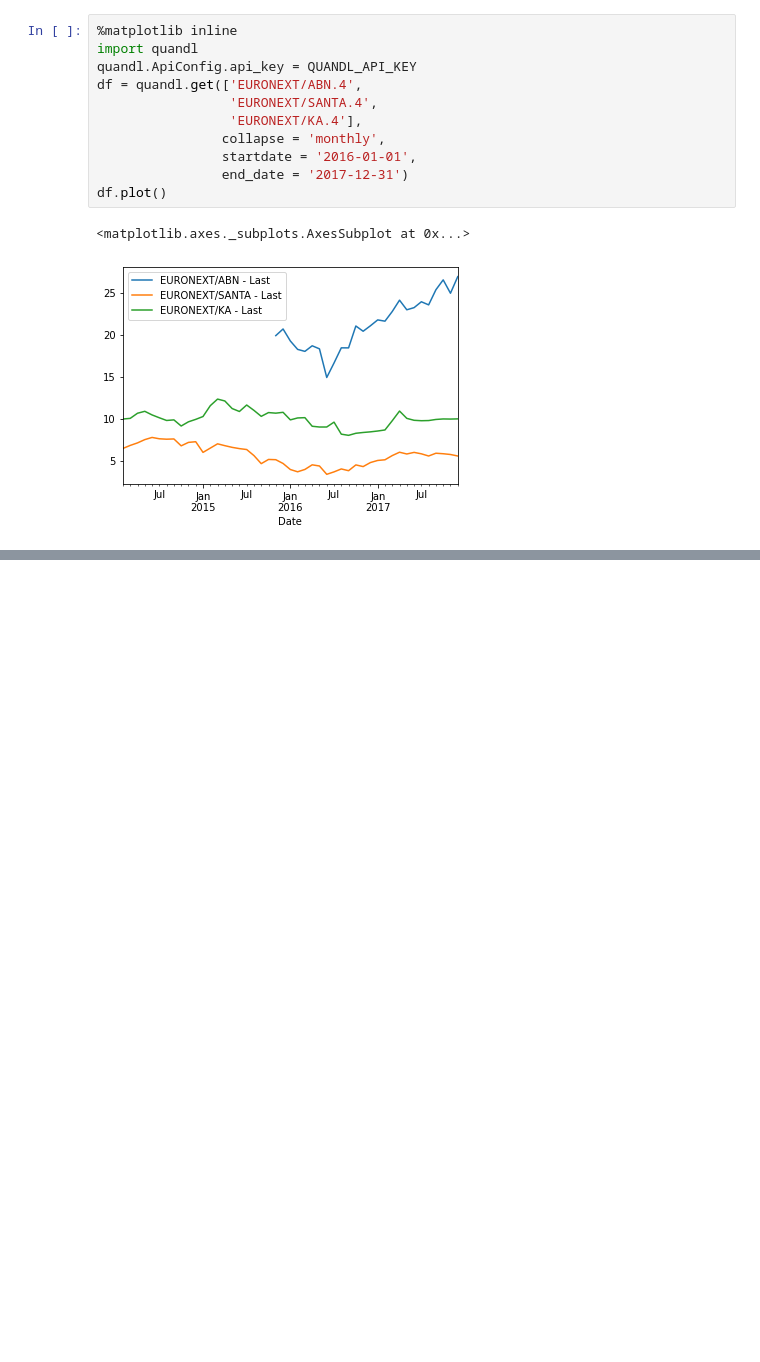
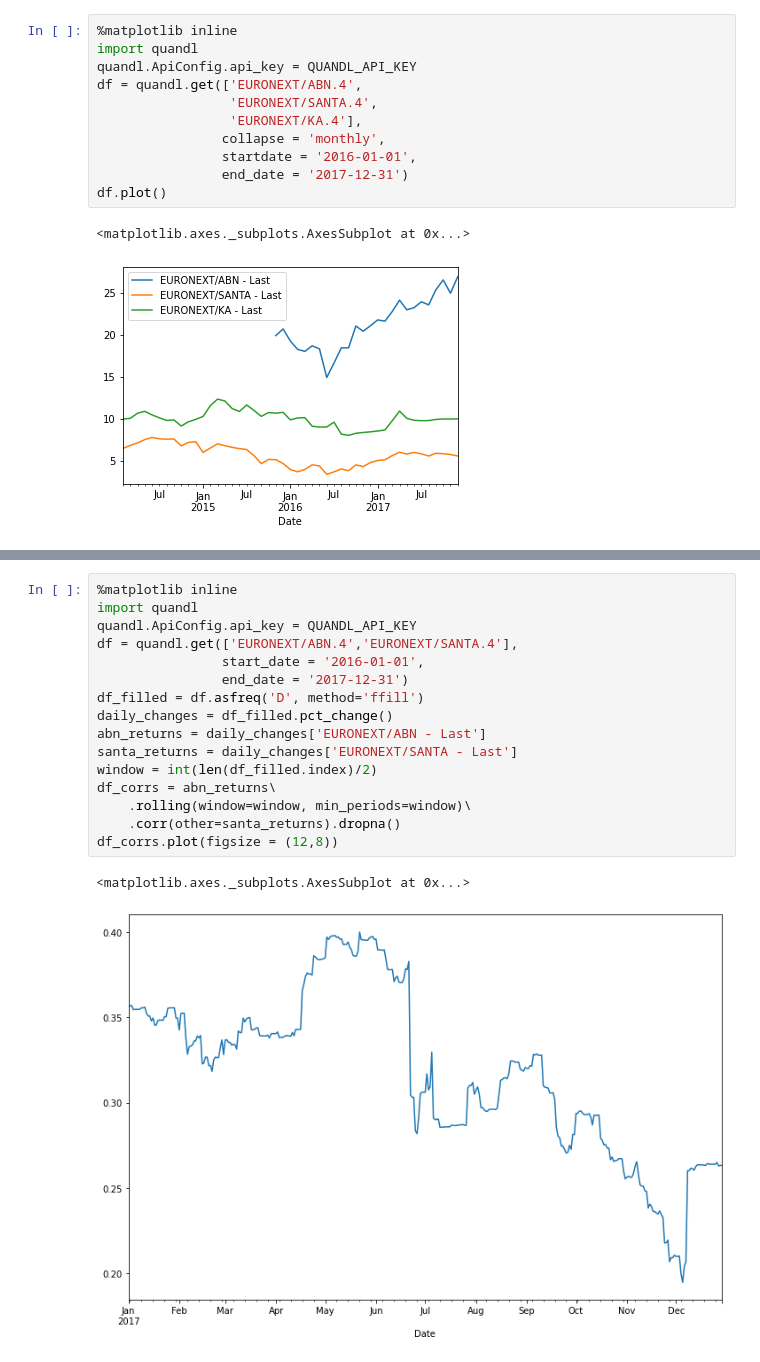
Before and after one commit to IsmailFadeli/Python-for-Finance, a Jupyter notebook: Financial Analytics on time series.ipynb, the cells around one changed output, grey strips where cells are left out. Drawn from its saved outputs; the diff is of its cells as text; blank space fills up the shorter version.

```diff
--- a/Financial Analytics on time series.ipynb
+++ b/Financial Analytics on time series.ipynb
@@ -130,0 +155,19 @@ df.plot()
+# %%
+%matplotlib inline
+import quandl
+quandl.ApiConfig.api_key = QUANDL_API_KEY
+df = quandl.get(['EURONEXT/ABN.4','EURONEXT/SANTA.4'],
+                start_date = '2016-01-01',
+                end_date = '2017-12-31')
+df_filled = df.asfreq('D', method='ffill')
+daily_changes = df_filled.pct_change()
+abn_returns = daily_changes['EURONEXT/ABN - Last']
+santa_returns = daily_changes['EURONEXT/SANTA - Last']
+window = int(len(df_filled.index)/2)
+df_corrs = abn_returns\
+    .rolling(window=window, min_periods=window)\
+    .corr(other=santa_returns).dropna()
+df_corrs.plot(figsize = (12,8))
+# %% [output]
+<matplotlib.axes._subplots.AxesSubplot at 0x...>
+[figure, added]
```
Also changed, not shown: parts of 12 cells of this notebook.
